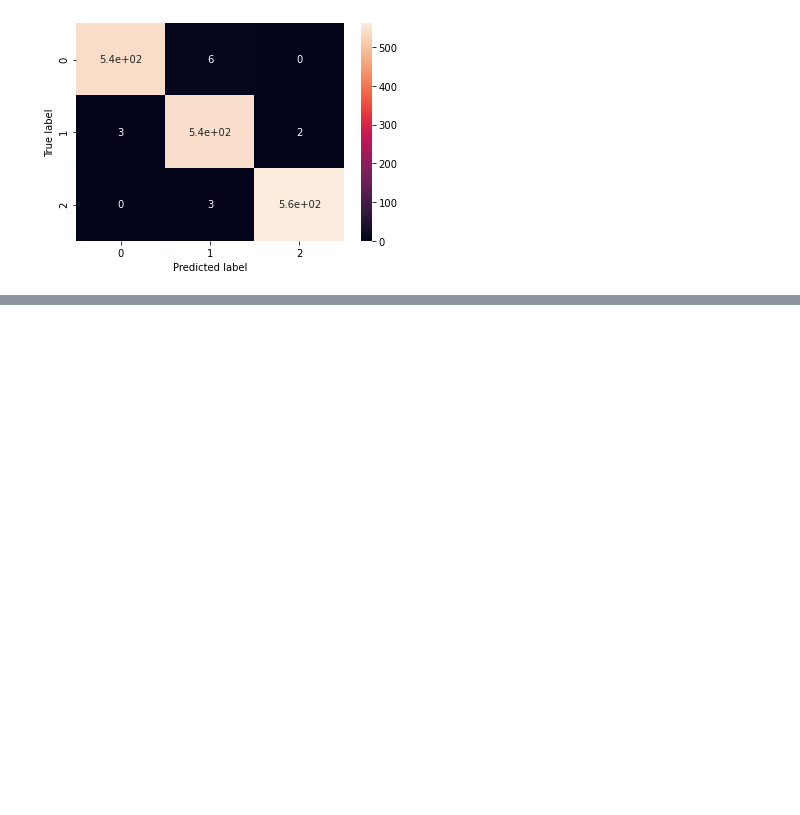
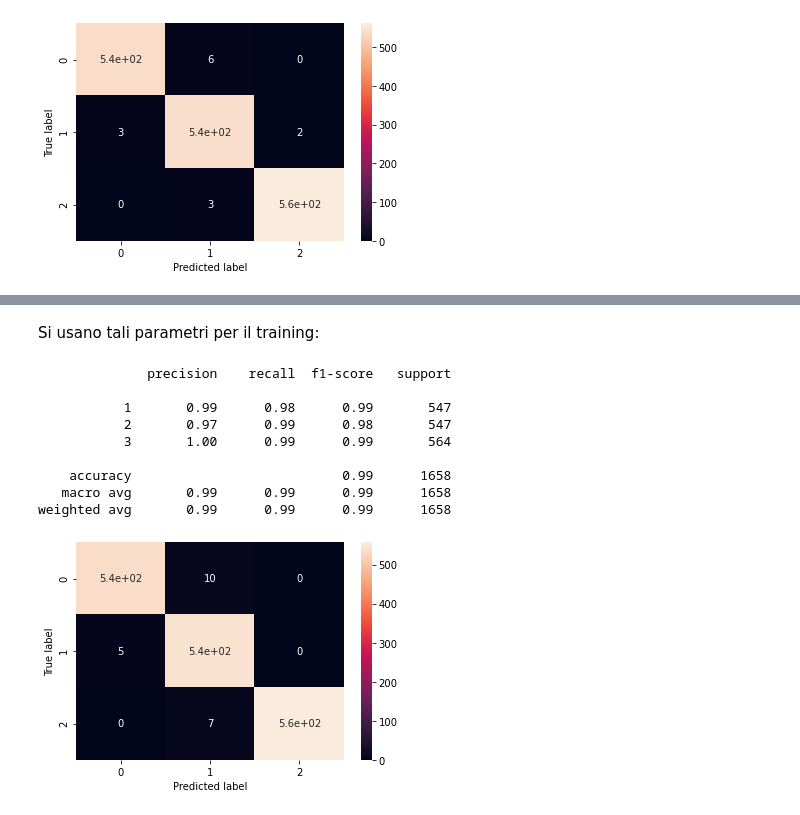
Before and after one commit to matteo-Donofrio-unipi/DM-Project, a Jupyter notebook: src/DM_02_TASK3/classification.ipynb, the cells around one changed output, grey strips where cells are left out. Saved outputs shown, nothing was run; the diff lists cells and outputs as text; code cells hidden in the pictures; blank space fills up the shorter version.

```diff
--- a/src/DM_02_TASK3/classification.ipynb
+++ b/src/DM_02_TASK3/classification.ipynb
@@ -247,0 +293,23 @@ plt.savefig("./svc-conf.png")
+# %%
+from sklearn.svm import NuSVC
+
+nu_values = [0.1]
+
+gamma_values = list(np.linspace(2**(-15), 2**(-14), 11)) + ["auto", "scale"]
+
+grid_params = {
+    "kernel": ["linear"],
+    "nu": nu_values,
+    "gamma": gamma_values,
+    "shrinking": [True]
+}
+
+best_score, best_estimator, best_params = grid_search(
+    train_set,
+    train_label,
+    grid_params,
+    NuSVC()
+)
+display(best_score)
+display(best_estimator)
+display(best_params)
@@ -247,0 +323,20 @@ plt.savefig("./svc-conf.png")
+# %% [markdown]
+Si usano tali parametri per il training:
+# %%
+nu_svc = NuSVC(**best_params)
+nu_svc.fit(train_set, train_label)
+pred_label = nu_svc.predict(test_set)
+plot_confusion_matrix(test_label, pred_label)
+plt.savefig("./nu-svc-conf.png")
+print(classification_report(test_label, pred_label))
+# %% [output]
+              precision    recall  f1-score   support
+
+           1       0.99      0.98      0.99       547
+           2       0.97      0.99      0.98       547
+           3       1.00      0.99      0.99       564
+
+    accuracy                           0.99      1658
+   macro avg       0.99      0.99      0.99      1658
+weighted avg       0.99      0.99      0.99      1658
+[figure, added]
```
Also changed, not shown: parts of 11 cells of this notebook.
